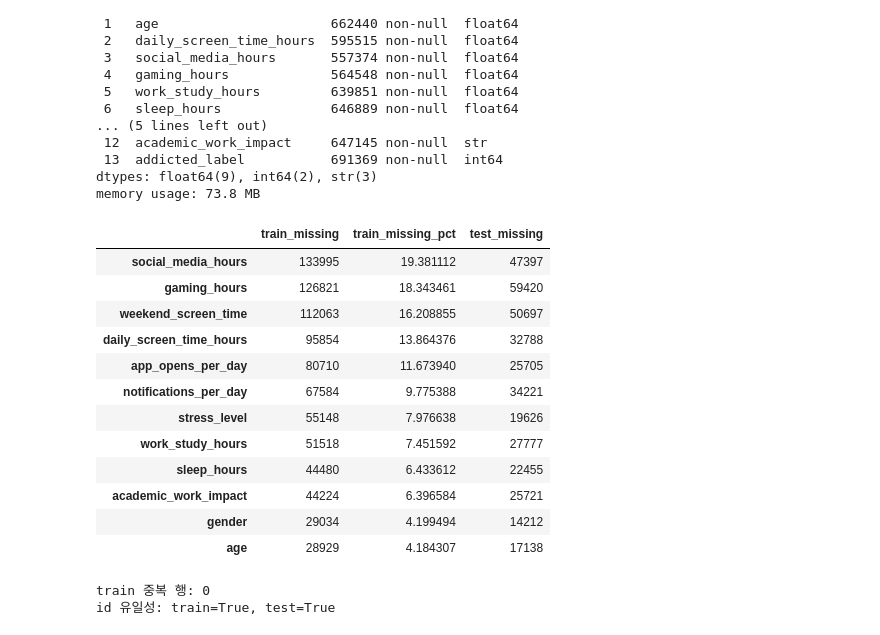
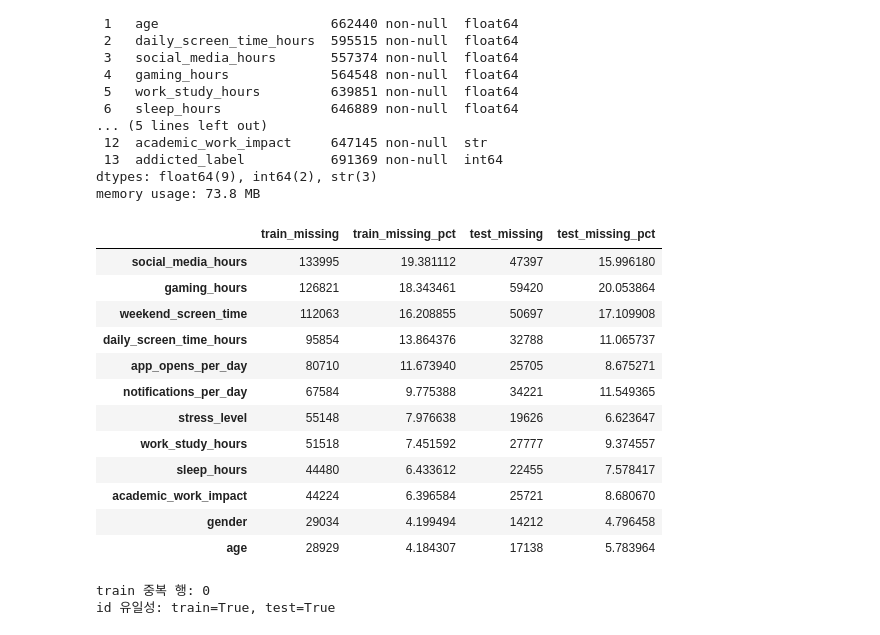
Before and after one commit to tmheo/predicting-smartphone-addiction, a Jupyter notebook: notebooks/eda.ipynb, the cells around one changed output. Cells and saved outputs as stored; diff of their text form; code cells hidden in the pictures.

```diff
--- a/notebooks/eda.ipynb
+++ b/notebooks/eda.ipynb
@@ -62,24 +62,25 @@ memory usage: 73.8 MB
 # %%
 missing = pd.DataFrame({
     "train_missing": train.isna().sum(),
     "train_missing_pct": train.isna().mean() * 100,
     "test_missing": test.reindex(columns=train.columns).isna().sum(),
+    "test_missing_pct": test.reindex(columns=train.columns).isna().mean() * 100,
 })
 missing[missing["train_missing"] > 0].sort_values("train_missing", ascending=False)
 # %% [output]
-|  | train_missing | train_missing_pct | test_missing |
-| social_media_hours | 133995 | 19.381112 | 47397 |
-| gaming_hours | 126821 | 18.343461 | 59420 |
-| weekend_screen_time | 112063 | 16.208855 | 50697 |
-| daily_screen_time_hours | 95854 | 13.864376 | 32788 |
-| app_opens_per_day | 80710 | 11.673940 | 25705 |
-| notifications_per_day | 67584 | 9.775388 | 34221 |
-| stress_level | 55148 | 7.976638 | 19626 |
-| work_study_hours | 51518 | 7.451592 | 27777 |
-| sleep_hours | 44480 | 6.433612 | 22455 |
-| academic_work_impact | 44224 | 6.396584 | 25721 |
-| gender | 29034 | 4.199494 | 14212 |
-| age | 28929 | 4.184307 | 17138 |
+|  | train_missing | train_missing_pct | test_missing | test_missing_pct |
+| social_media_hours | 133995 | 19.381112 | 47397 | 15.996180 |
+| gaming_hours | 126821 | 18.343461 | 59420 | 20.053864 |
+| weekend_screen_time | 112063 | 16.208855 | 50697 | 17.109908 |
+| daily_screen_time_hours | 95854 | 13.864376 | 32788 | 11.065737 |
+| app_opens_per_day | 80710 | 11.673940 | 25705 | 8.675271 |
+| notifications_per_day | 67584 | 9.775388 | 34221 | 11.549365 |
+| stress_level | 55148 | 7.976638 | 19626 | 6.623647 |
+| work_study_hours | 51518 | 7.451592 | 27777 | 9.374557 |
+| sleep_hours | 44480 | 6.433612 | 22455 | 7.578417 |
+| academic_work_impact | 44224 | 6.396584 | 25721 | 8.680670 |
+| gender | 29034 | 4.199494 | 14212 | 4.796458 |
+| age | 28929 | 4.184307 | 17138 | 5.783964 |
 # %%
 print(f"train 중복 행: {train.duplicated().sum()}")
 print(f"id 유일성: train={train['id'].is_unique}, test={test['id'].is_unique}")
```
Also changed, not shown: parts of 1 cell of this notebook.
